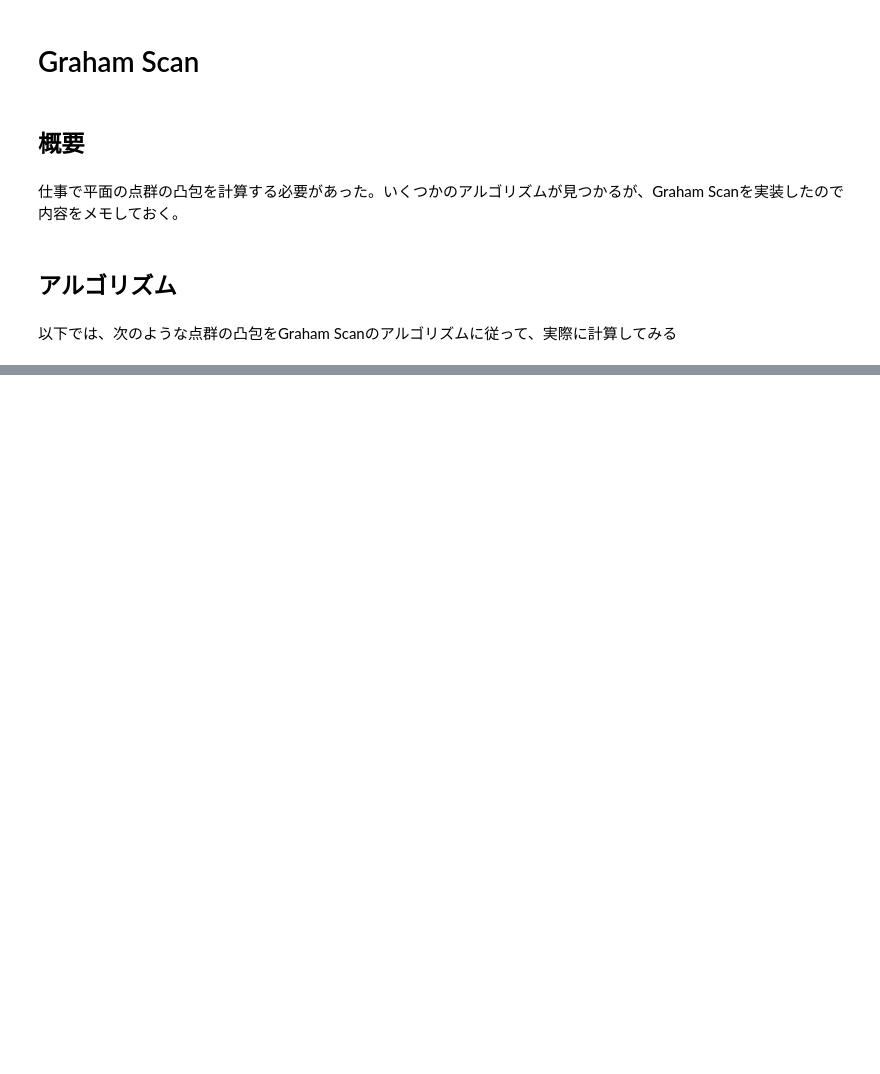
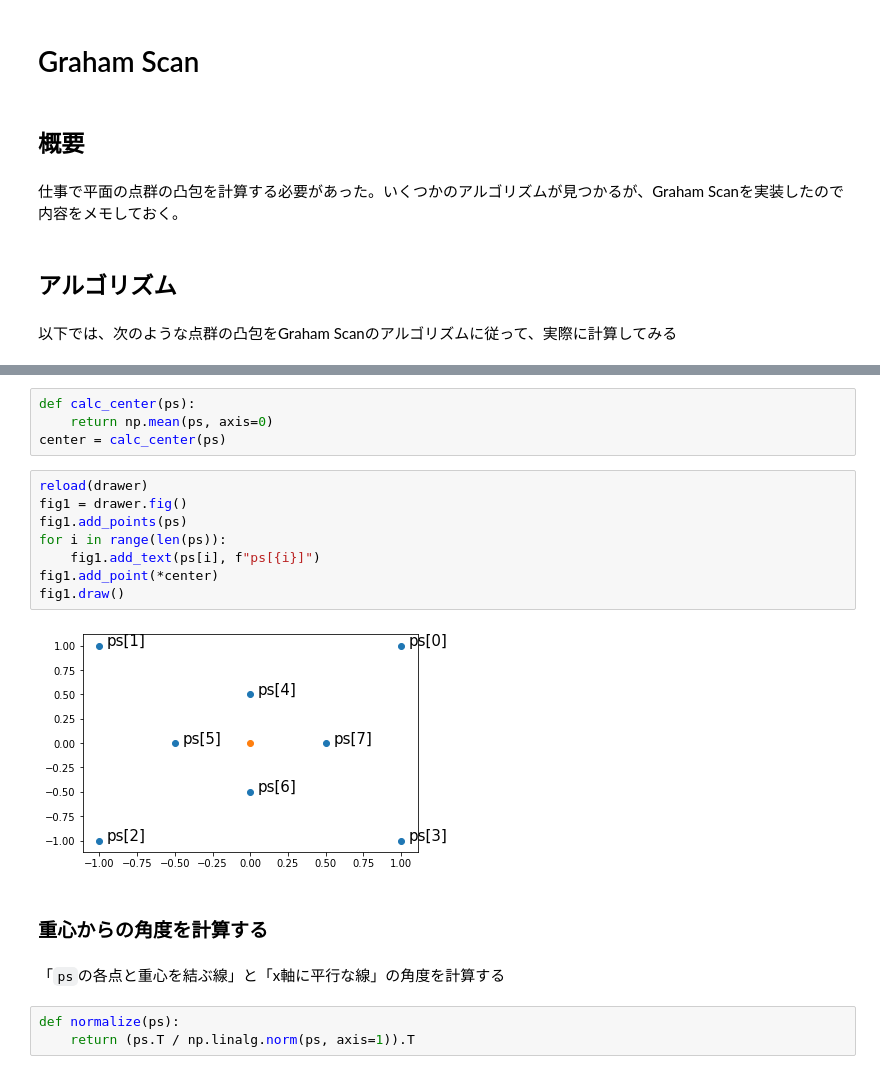
Before and after one commit to hotoku/graham_scan, a Jupyter notebook: graham_scan.ipynb, the cells around one changed output, grey strips where cells are left out. Saved outputs shown, nothing was run; the diff lists cells and outputs as text; blank space fills up the shorter version.

```diff
--- a/graham_scan.ipynb
+++ b/graham_scan.ipynb
@@ -137,0 +42,21 @@ plt.plot(gs[:,0], gs[:,1])
+# %%
+def calc_center(ps):
+    return np.mean(ps, axis=0)
+center = calc_center(ps)
+# %%
+reload(drawer)
+fig1 = drawer.fig()
+fig1.add_points(ps)
+for i in range(len(ps)):
+    fig1.add_text(ps[i], f"ps[{i}]")
+fig1.add_point(*center)
+fig1.draw()
+# %% [output]
+[figure, added]
+# %% [markdown]
+### 重心からの角度を計算する
+# %% [markdown]
+「`ps`の各点と重心を結ぶ線」と「x軸に平行な線」の角度を計算する
+# %%
+def normalize(ps):
+    return (ps.T / np.linalg.norm(ps, axis=1)).T
```
Also changed, not shown: parts of 48 cells of this notebook, 4 other files.
